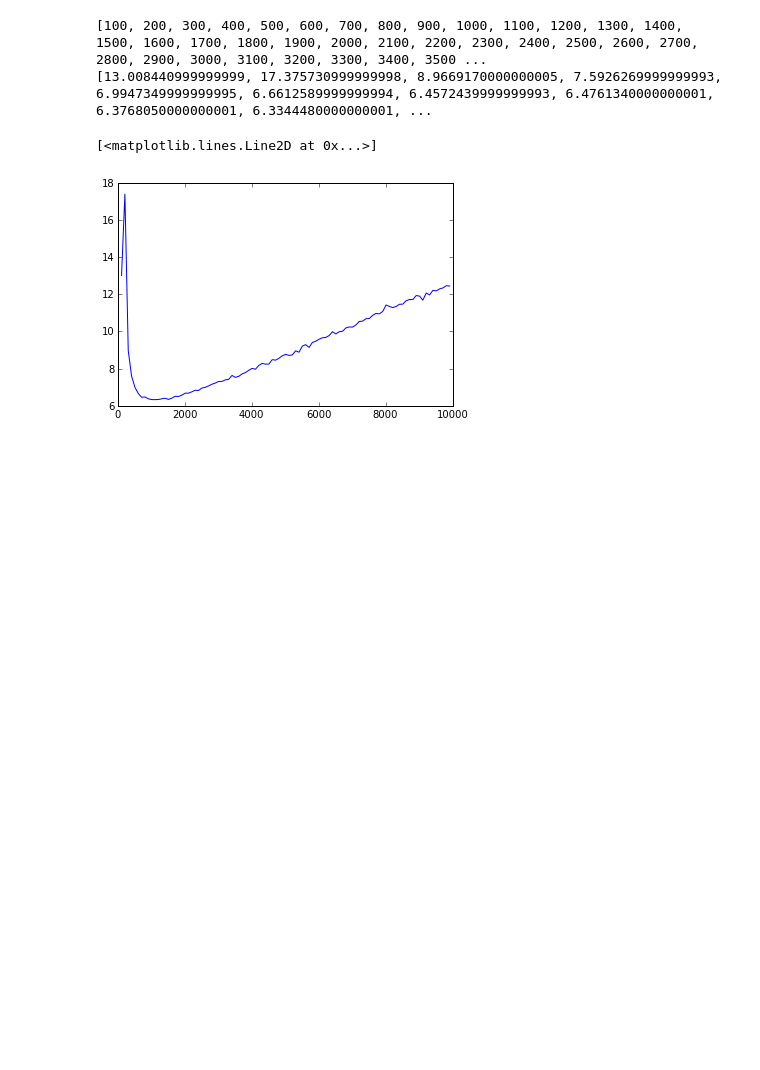
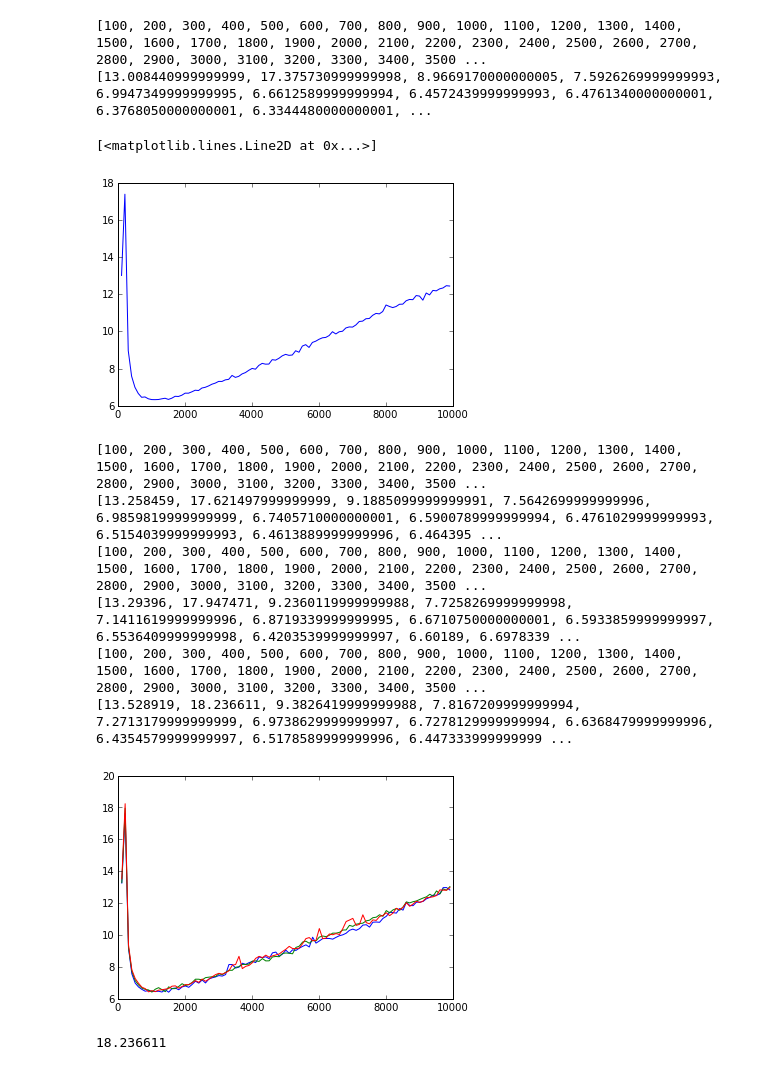
Before and after one commit to dmurali1/SURF2013, a Jupyter notebook: Preliminary_Profiling.ipynb, the cells around one changed output. Cells and saved outputs as stored; diff of their text form; code cells hidden in the pictures; blank space fills up the shorter version.

Commit message:
Profiler run for 1D example run three times to look for consistency

```diff
--- a/Preliminary_Profiling.ipynb
+++ b/Preliminary_Profiling.ipynb
@@ -70,7 +70,7 @@ getTotalTime()
 step = 0
 for step in range(3):
     nxs = []
-    for i in range(100, 10000, 100):
+    for i in range(1, 5):
         nxs.append(i)
     print nxs
 
@@ -79,6 +79,7 @@ for step in range(3):
     for nx in nxs:
         times.append(getTotalTime(nx))
     print times
+    step += 1
 # %% [output]
 [100, 200, 300, 400, 500, 600, 700, 800, 900, 1000, 1100, 1200, 1300, 1400, 1500, 1600, 1700, 1800, 1900, 2000, 2100, 2200, 2300, 2400, 2500, 2600, 2700, 2800, 2900, 3000, 3100, 3200, 3300, 3400, 3500 ...
 [13.008440999999999, 17.375730999999998, 8.9669170000000005, 7.5926269999999993, 6.9947349999999995, 6.6612589999999994, 6.4572439999999993, 6.4761340000000001, 6.3768050000000001, 6.3344480000000001, ...
@@ -93,0 +93,35 @@ plt.plot(nxs, times)
+# %%
+import matplotlib.pyplot as plt
+
+step = 0
+while step < 3:
+    nxs = []
+    for i in range(100, 10000, 100):
+        nxs.append(i)
+    print nxs
+
+    times = []
+    for nx in nxs:
+        times.append(getTotalTime(nx))
+    print times
+    step += 1
+
+    plt.plot(nxs, times)
+# %% [output]
+[100, 200, 300, 400, 500, 600, 700, 800, 900, 1000, 1100, 1200, 1300, 1400, 1500, 1600, 1700, 1800, 1900, 2000, 2100, 2200, 2300, 2400, 2500, 2600, 2700, 2800, 2900, 3000, 3100, 3200, 3300, 3400, 3500 ...
+[13.258459, 17.621497999999999, 9.1885099999999991, 7.5642699999999996, 6.9859819999999999, 6.7405710000000001, 6.5900789999999994, 6.4761029999999993, 6.5154039999999993, 6.4613889999999996, 6.464395 ...
+[100, 200, 300, 400, 500, 600, 700, 800, 900, 1000, 1100, 1200, 1300, 1400, 1500, 1600, 1700, 1800, 1900, 2000, 2100, 2200, 2300, 2400, 2500, 2600, 2700, 2800, 2900, 3000, 3100, 3200, 3300, 3400, 3500 ...
+[13.29396, 17.947471, 9.2360119999999988, 7.7258269999999998, 7.1411619999999996, 6.8719339999999995, 6.6710750000000001, 6.5933859999999997, 6.5536409999999998, 6.4203539999999997, 6.60189, 6.6978339 ...
+[100, 200, 300, 400, 500, 600, 700, 800, 900, 1000, 1100, 1200, 1300, 1400, 1500, 1600, 1700, 1800, 1900, 2000, 2100, 2200, 2300, 2400, 2500, 2600, 2700, 2800, 2900, 3000, 3100, 3200, 3300, 3400, 3500 ...
+[13.528919, 18.236611, 9.3826419999999988, 7.8167209999999994, 7.2713179999999999, 6.9738629999999997, 6.7278129999999994, 6.6368479999999996, 6.4354579999999997, 6.5178589999999996, 6.447333999999999 ...
+[figure, added]
+# %%
+for x in range(len(times)):
+    if times[x] > 18:
+        print times[x]
+
+for nx in nxs:
+    if nxs[nx] == 20:
+        print times[nx]
+# %% [output]
+18.236611
```
Also changed, not shown: parts of 2 cells of this notebook.
